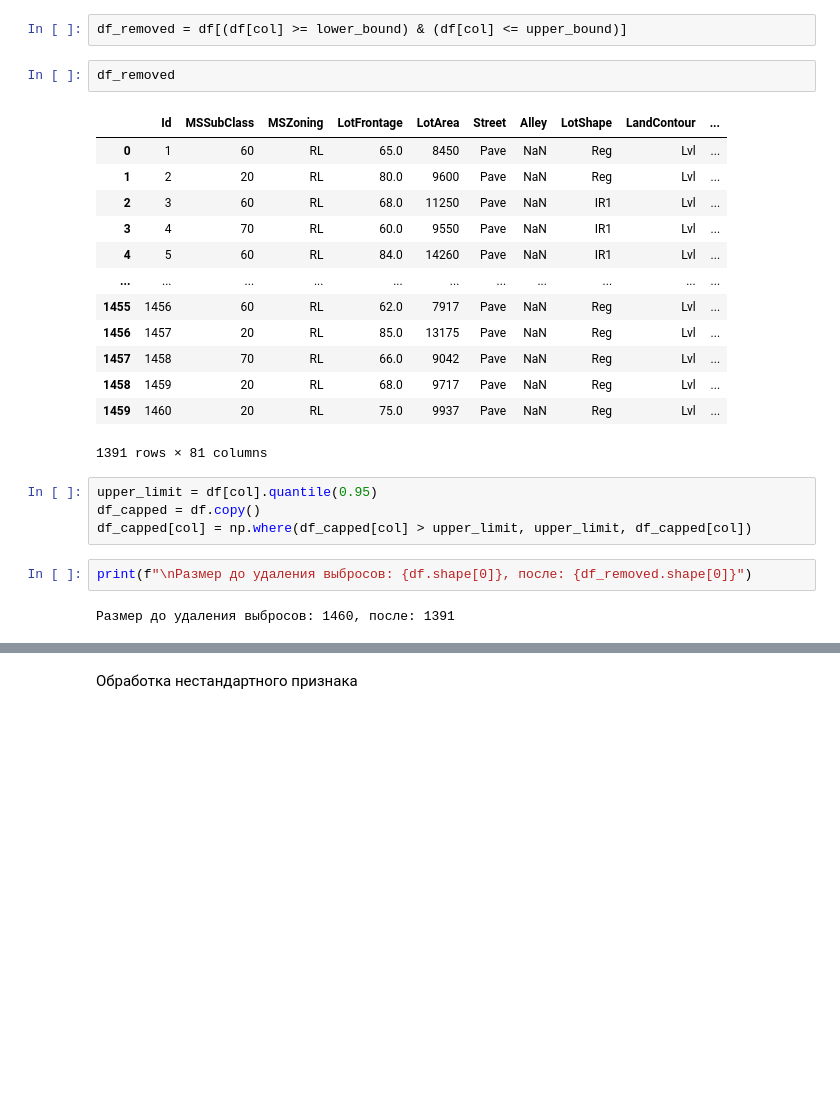
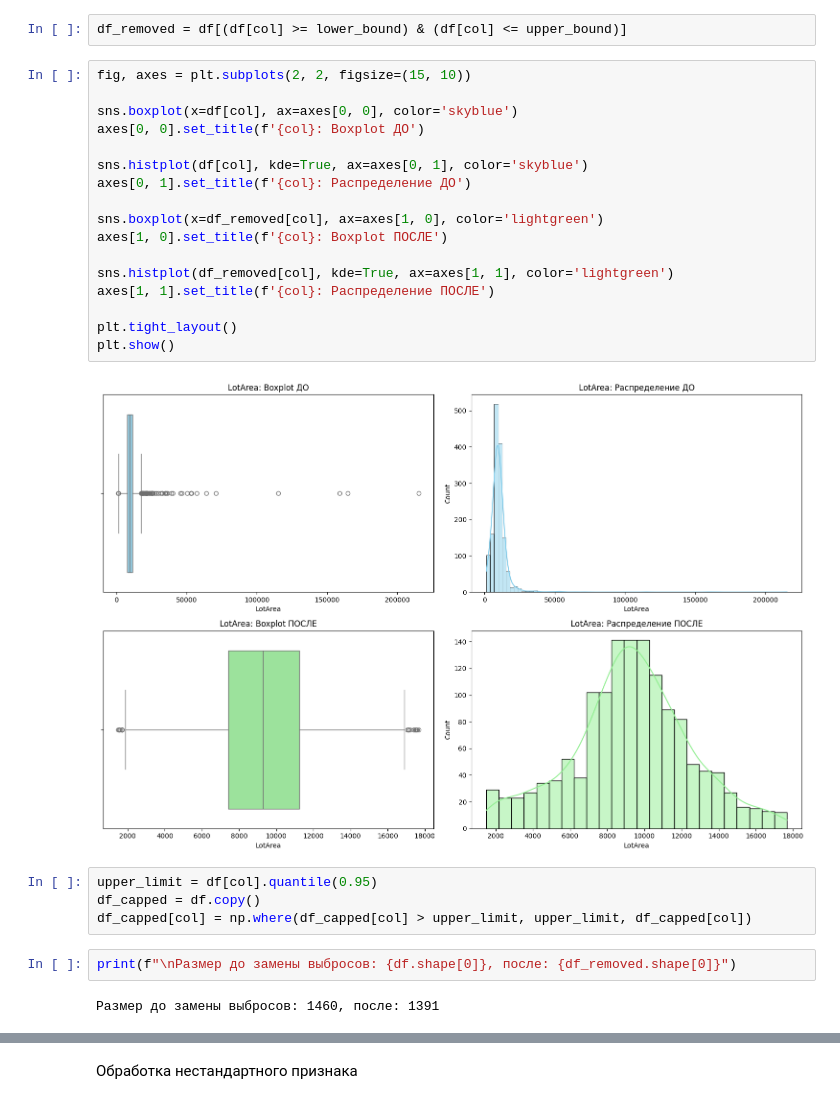
Before and after one commit to dj1vs/mmo, a Jupyter notebook: lab/lab-2.ipynb, the cells around one changed output, grey strips where cells are left out. Cells and saved outputs as stored; diff of their text form; blank space fills up the shorter version.

```diff
--- a/lab/lab-2.ipynb
+++ b/lab/lab-2.ipynb
@@ -83,26 +84,29 @@ upper_bound = Q3 + 1.5 * IQR
 # %%
 df_removed = df[(df[col] >= lower_bound) & (df[col] <= upper_bound)]
 # %%
-df_removed
+fig, axes = plt.subplots(2, 2, figsize=(15, 10))
+
+sns.boxplot(x=df[col], ax=axes[0, 0], color='skyblue')
+axes[0, 0].set_title(f'{col}: Boxplot ДО')
+
+sns.histplot(df[col], kde=True, ax=axes[0, 1], color='skyblue')
+axes[0, 1].set_title(f'{col}: Распределение ДО')
+
+sns.boxplot(x=df_removed[col], ax=axes[1, 0], color='lightgreen')
+axes[1, 0].set_title(f'{col}: Boxplot ПОСЛЕ')
+
+sns.histplot(df_removed[col], kde=True, ax=axes[1, 1], color='lightgreen')
+axes[1, 1].set_title(f'{col}: Распределение ПОСЛЕ')
+
+plt.tight_layout()
+plt.show()
 # %% [output]
-|  | Id | MSSubClass | MSZoning | LotFrontage | LotArea | Street | Alley | LotShape | LandContour | ... |
-| 0 | 1 | 60 | RL | 65.0 | 8450 | Pave | NaN | Reg | Lvl | ... |
-| 1 | 2 | 20 | RL | 80.0 | 9600 | Pave | NaN | Reg | Lvl | ... |
-| 2 | 3 | 60 | RL | 68.0 | 11250 | Pave | NaN | IR1 | Lvl | ... |
-| 3 | 4 | 70 | RL | 60.0 | 9550 | Pave | NaN | IR1 | Lvl | ... |
-| 4 | 5 | 60 | RL | 84.0 | 14260 | Pave | NaN | IR1 | Lvl | ... |
-| ... | ... | ... | ... | ... | ... | ... | ... | ... | ... | ... |
-| 1455 | 1456 | 60 | RL | 62.0 | 7917 | Pave | NaN | Reg | Lvl | ... |
-| 1456 | 1457 | 20 | RL | 85.0 | 13175 | Pave | NaN | Reg | Lvl | ... |
-| 1457 | 1458 | 70 | RL | 66.0 | 9042 | Pave | NaN | Reg | Lvl | ... |
-| 1458 | 1459 | 20 | RL | 68.0 | 9717 | Pave | NaN | Reg | Lvl | ... |
-| 1459 | 1460 | 20 | RL | 75.0 | 9937 | Pave | NaN | Reg | Lvl | ... |
-1391 rows × 81 columns
+[figure, added]
 # %%
 upper_limit = df[col].quantile(0.95)
 df_capped = df.copy()
 df_capped[col] = np.where(df_capped[col] > upper_limit, upper_limit, df_capped[col])
 # %%
-print(f"\nРазмер до удаления выбросов: {df.shape[0]}, после: {df_removed.shape[0]}")
+print(f"\nРазмер до замены выбросов: {df.shape[0]}, после: {df_removed.shape[0]}")
 # %% [output]
-Размер до удаления выбросов: 1460, после: 1391
+Размер до замены выбросов: 1460, после: 1391
```
Also changed, not shown: parts of 5 cells of this notebook, 4 other files.
